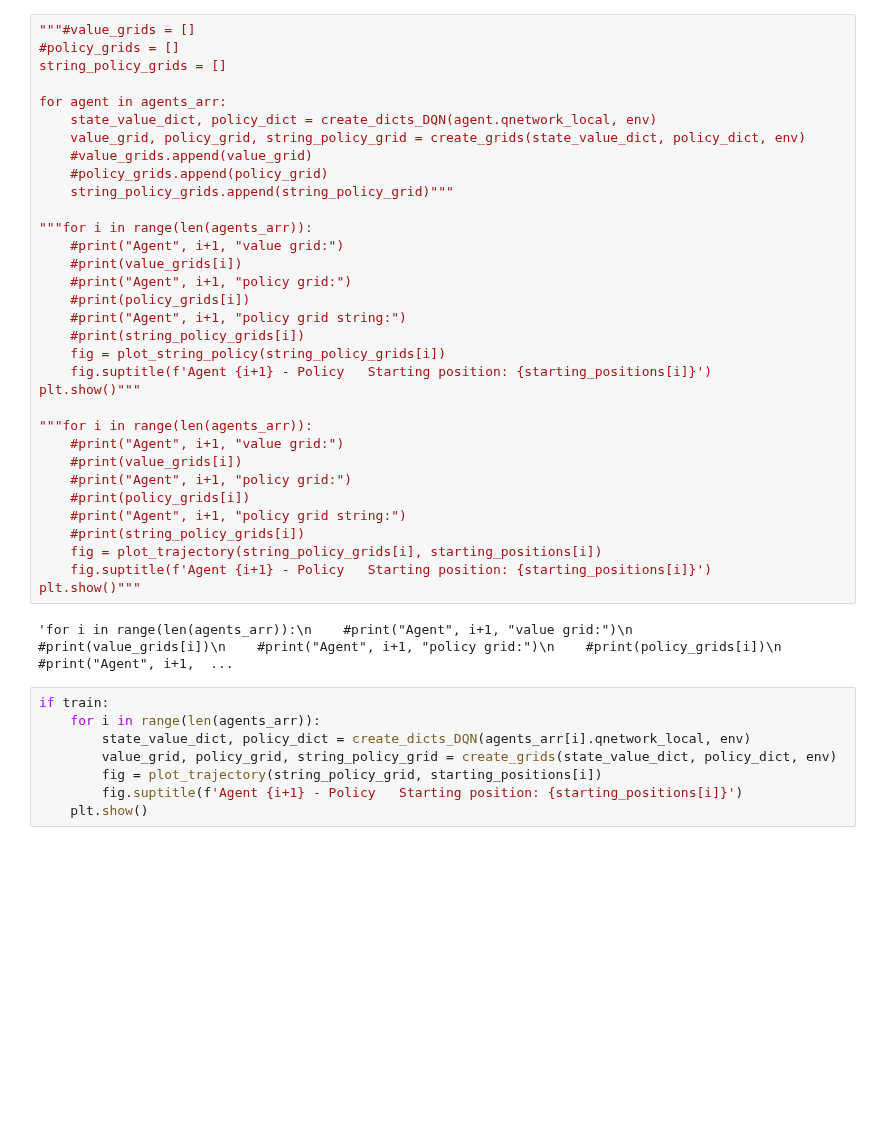
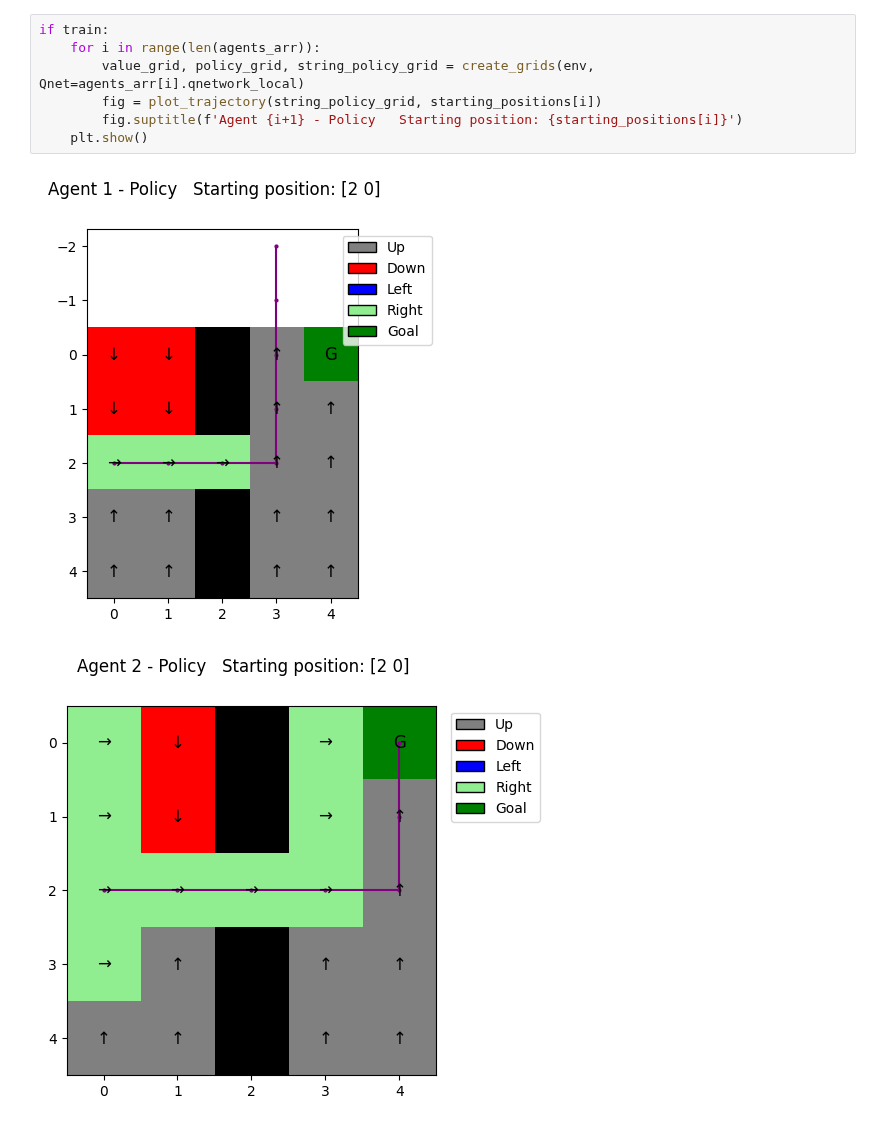
Before and after one commit to salvalago23/TFG_Salvador_Perez_GR, a Jupyter notebook: src/5_DQNtrain&replay.ipynb, the cells around one changed output. Drawn from its saved outputs; the diff is of its cells as text; blank space fills up the shorter version.

```diff
--- a/src/5_DQNtrain&replay.ipynb
+++ b/src/5_DQNtrain&replay.ipynb
@@ -185,43 +140,10 @@ if train:
-# %%
-"""#value_grids = []
-#policy_grids = []
-string_policy_grids = []
-
-for agent in agents_arr:
-    state_value_dict, policy_dict = create_dicts_DQN(agent.qnetwork_local, env)
-    value_grid, policy_grid, string_policy_grid = create_grids(state_value_dict, policy_dict, env)
-    #value_grids.append(value_grid)
-    #policy_grids.append(policy_grid)
-    string_policy_grids.append(string_policy_grid)"""
-
-"""for i in range(len(agents_arr)):
-    #print("Agent", i+1, "value grid:")
-    #print(value_grids[i])
-    #print("Agent", i+1, "policy grid:")
-    #print(policy_grids[i])
-    #print("Agent", i+1, "policy grid string:")
-    #print(string_policy_grids[i])
-    fig = plot_string_policy(string_policy_grids[i])
-    fig.suptitle(f'Agent {i+1} - Policy   Starting position: {starting_positions[i]}')
-plt.show()"""
-
-"""for i in range(len(agents_arr)):
-    #print("Agent", i+1, "value grid:")
-    #print(value_grids[i])
-    #print("Agent", i+1, "policy grid:")
-    #print(policy_grids[i])
-    #print("Agent", i+1, "policy grid string:")
-    #print(string_policy_grids[i])
-    fig = plot_trajectory(string_policy_grids[i], starting_positions[i])
-    fig.suptitle(f'Agent {i+1} - Policy   Starting position: {starting_positions[i]}')
-plt.show()"""
-# %% [output]
-'for i in range(len(agents_arr)):\n    #print("Agent", i+1, "value grid:")\n    #print(value_grids[i])\n    #print("Agent", i+1, "policy grid:")\n    #print(policy_grids[i])\n    #print("Agent", i+1,  ...
 # %%
 if train:
     for i in range(len(agents_arr)):
-        state_value_dict, policy_dict = create_dicts_DQN(agents_arr[i].qnetwork_local, env)
-        value_grid, policy_grid, string_policy_grid = create_grids(state_value_dict, policy_dict, env)
+        value_grid, policy_grid, string_policy_grid = create_grids(env, Qnet=agents_arr[i].qnetwork_local)
         fig = plot_trajectory(string_policy_grid, starting_positions[i])
         fig.suptitle(f'Agent {i+1} - Policy   Starting position: {starting_positions[i]}')
     plt.show()
+# %% [output]
+[figure, added]
+[figure, added]
```
Also changed, not shown: parts of 12 cells of this notebook, 14 other files.
